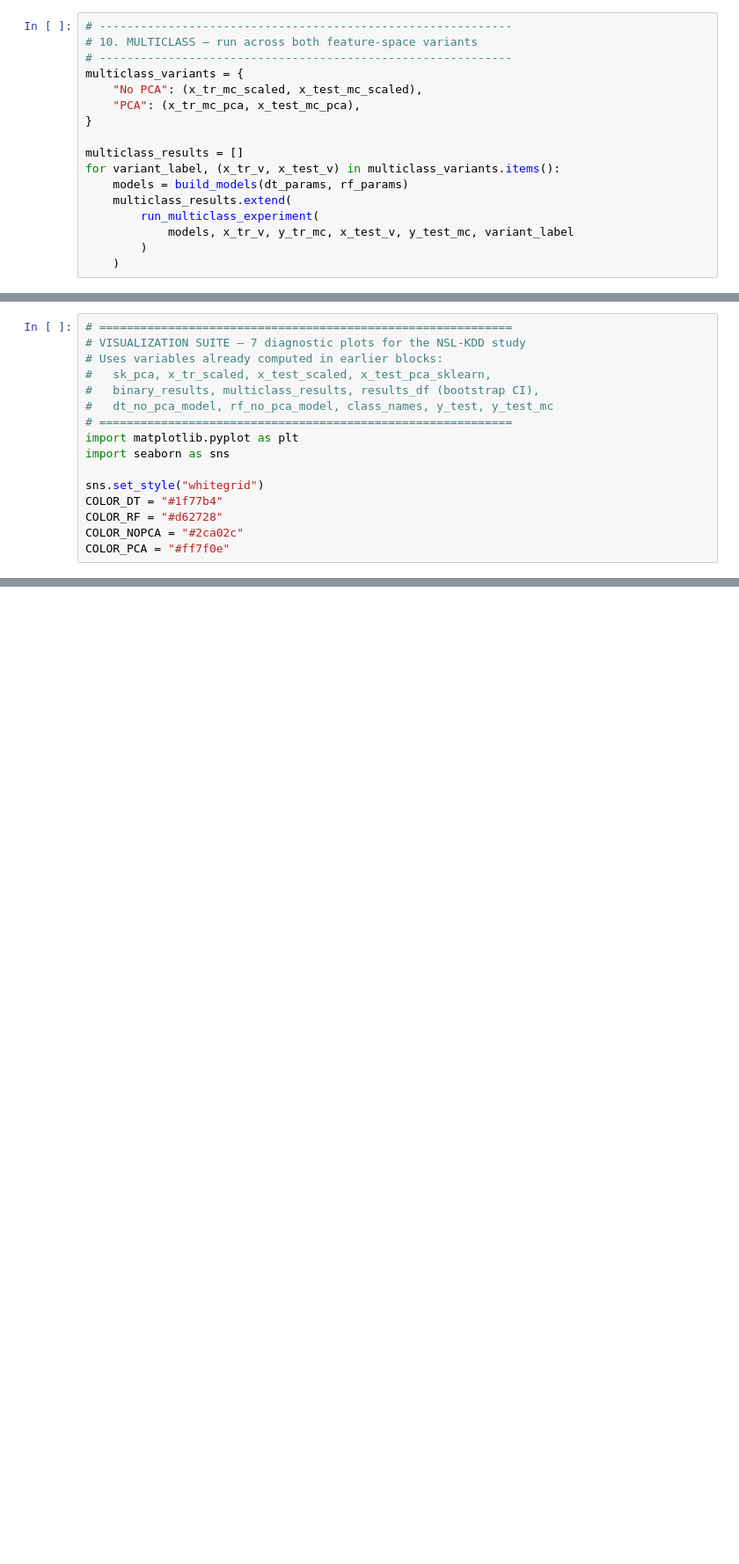
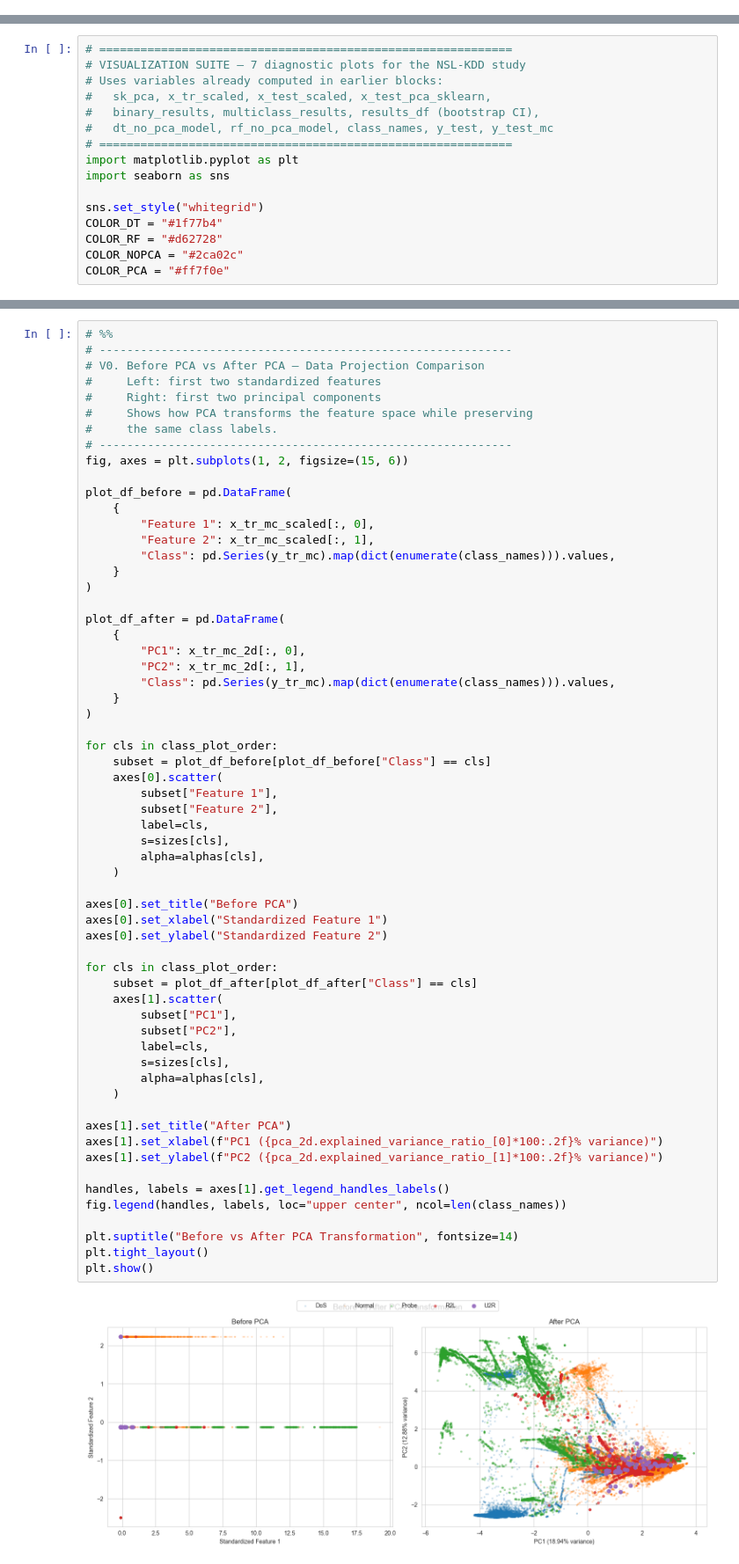
Before and after one commit to FullStackAnalyst/Data-Engineering, a Jupyter notebook: PYTHON/EDA.ipynb, the cells around one changed output, grey strips where cells are left out. Shown at 88% size. Drawn from its saved outputs; the diff is of its cells as text; blank space fills up the shorter version.

```diff
--- a/PYTHON/EDA.ipynb
+++ b/PYTHON/EDA.ipynb
@@ -707,17 +4237,0 @@ Multiclass PCA components: 40 | Variance retained: 1.0000
-# %%
-# ------------------------------------------------------------
-# 10. MULTICLASS — run across both feature-space variants
-# ------------------------------------------------------------
-multiclass_variants = {
-    "No PCA": (x_tr_mc_scaled, x_test_mc_scaled),
-    "PCA": (x_tr_mc_pca, x_test_mc_pca),
-}
-
-multiclass_results = []
-for variant_label, (x_tr_v, x_test_v) in multiclass_variants.items():
-    models = build_models(dt_params, rf_params)
-    multiclass_results.extend(
-        run_multiclass_experiment(
-            models, x_tr_v, y_tr_mc, x_test_v, y_test_mc, variant_label
-        )
-    )
@@ -1278,3 +5755,66 @@ COLOR_PCA = "#ff7f0e"
+# %%
+# %%
+# ------------------------------------------------------------
+# V0. Before PCA vs After PCA — Data Projection Comparison
+#     Left: first two standardized features
+#     Right: first two principal components
+#     Shows how PCA transforms the feature space while preserving
+#     the same class labels.
+# ------------------------------------------------------------
+fig, axes = plt.subplots(1, 2, figsize=(15, 6))
+
+plot_df_before = pd.DataFrame(
+    {
+        "Feature 1": x_tr_mc_scaled[:, 0],
+        "Feature 2": x_tr_mc_scaled[:, 1],
+        "Class": pd.Series(y_tr_mc).map(dict(enumerate(class_names))).values,
+    }
+)
+
+plot_df_after = pd.DataFrame(
+    {
+        "PC1": x_tr_mc_2d[:, 0],
+        "PC2": x_tr_mc_2d[:, 1],
+        "Class": pd.Series(y_tr_mc).map(dict(enumerate(class_names))).values,
+    }
+)
+
+for cls in class_plot_order:
+    subset = plot_df_before[plot_df_before["Class"] == cls]
+    axes[0].scatter(
+        subset["Feature 1"],
+        subset["Feature 2"],
+        label=cls,
+        s=sizes[cls],
+        alpha=alphas[cls],
+    )
+
+axes[0].set_title("Before PCA")
+axes[0].set_xlabel("Standardized Feature 1")
+axes[0].set_ylabel("Standardized Feature 2")
+
+for cls in class_plot_order:
+    subset = plot_df_after[plot_df_after["Class"] == cls]
+    axes[1].scatter(
+        subset["PC1"],
+        subset["PC2"],
+        label=cls,
+        s=sizes[cls],
+        alpha=alphas[cls],
+    )
+
+axes[1].set_title("After PCA")
+axes[1].set_xlabel(f"PC1 ({pca_2d.explained_variance_ratio_[0]*100:.2f}% variance)")
+axes[1].set_ylabel(f"PC2 ({pca_2d.explained_variance_ratio_[1]*100:.2f}% variance)")
+
+handles, labels = axes[1].get_legend_handles_labels()
+fig.legend(handles, labels, loc="upper center", ncol=len(class_names))
+
+plt.suptitle("Before vs After PCA Transformation", fontsize=14)
+plt.tight_layout()
+plt.show()
+# %% [output]
+[figure, added]
 # %%
 # ------------------------------------------------------------
 # V1. PCA Scree Plot — individual + cumulative explained variance
```
Also changed, not shown: parts of 24 cells of this notebook.
